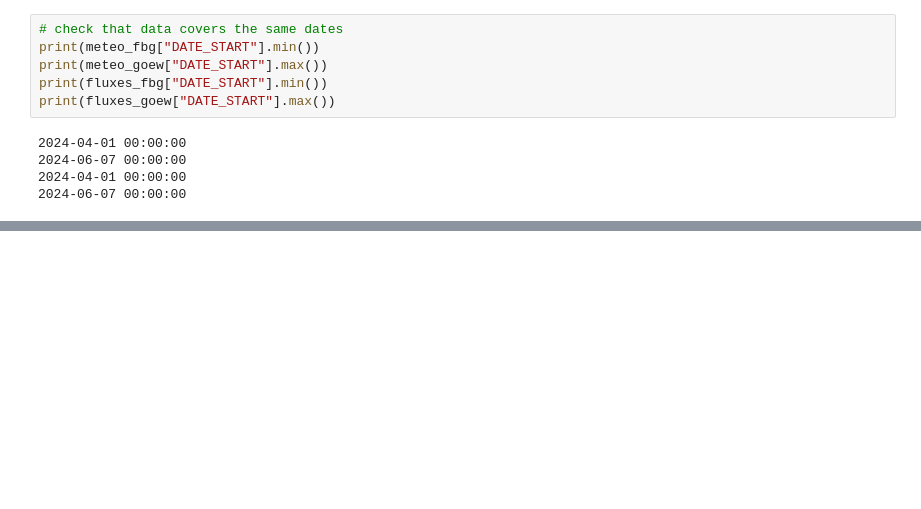
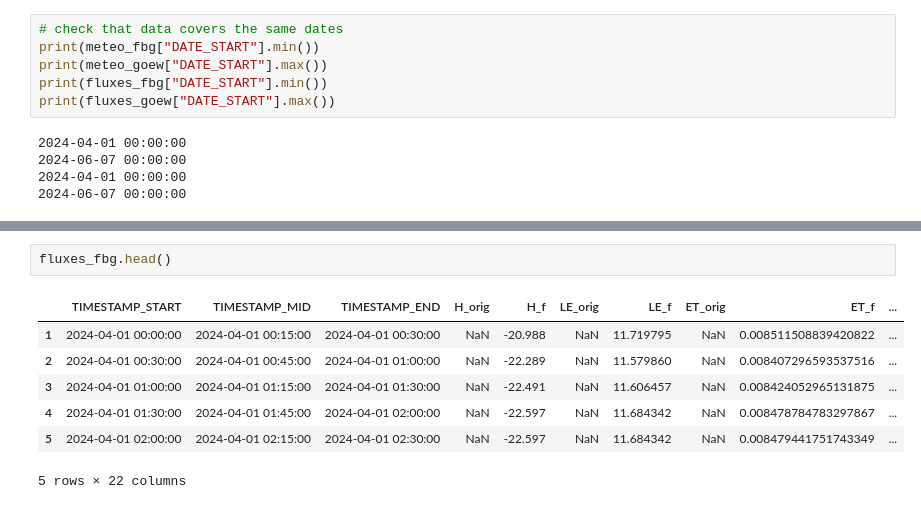
Before and after one commit to justusm00/ebc-project, a Jupyter notebook: data_2024/analysis_2024.ipynb, the cells around one changed output, grey strips where cells are left out. Drawn from its saved outputs; the diff is of its cells as text; blank space fills up the shorter version.

```diff
--- a/data_2024/analysis_2024.ipynb
+++ b/data_2024/analysis_2024.ipynb
@@ -155,0 +163,10 @@ fluxes_goew.boxplot(column="H_f", ax=axs[3, 1])
+# %%
+fluxes_fbg.head()
+# %% [output]
+|  | TIMESTAMP_START | TIMESTAMP_MID | TIMESTAMP_END | H_orig | H_f | LE_orig | LE_f | ET_orig | ET_f | ... |
+| 1 | 2024-04-01 00:00:00 | 2024-04-01 00:15:00 | 2024-04-01 00:30:00 | NaN | -20.988 | NaN | 11.719795 | NaN | 0.008511508839420822 | ... |
+| 2 | 2024-04-01 00:30:00 | 2024-04-01 00:45:00 | 2024-04-01 01:00:00 | NaN | -22.289 | NaN | 11.579860 | NaN | 0.008407296593537516 | ... |
+| 3 | 2024-04-01 01:00:00 | 2024-04-01 01:15:00 | 2024-04-01 01:30:00 | NaN | -22.491 | NaN | 11.606457 | NaN | 0.008424052965131875 | ... |
+| 4 | 2024-04-01 01:30:00 | 2024-04-01 01:45:00 | 2024-04-01 02:00:00 | NaN | -22.597 | NaN | 11.684342 | NaN | 0.008478784783297867 | ... |
+| 5 | 2024-04-01 02:00:00 | 2024-04-01 02:15:00 | 2024-04-01 02:30:00 | NaN | -22.597 | NaN | 11.684342 | NaN | 0.008479441751743349 | ... |
+5 rows × 22 columns
```
Also changed, not shown: parts of 6 cells of this notebook, 5 other files.
